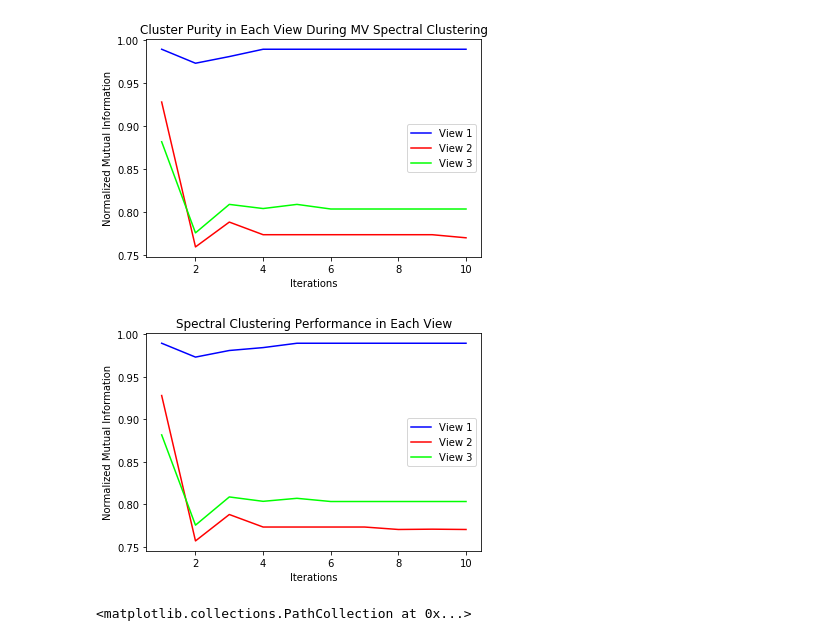
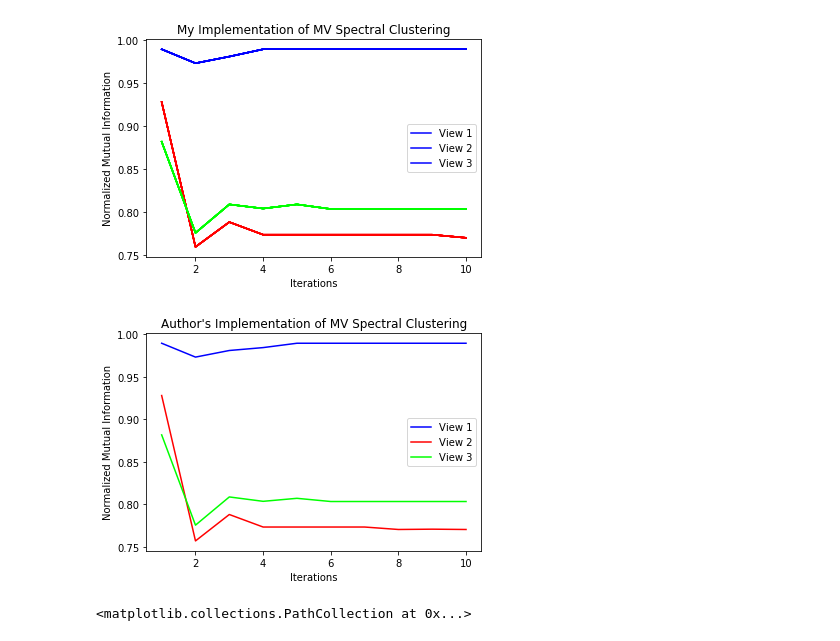
Before and after one commit to cameronfr/mvlearn, a Jupyter notebook: Mult_Clustering/Sandbox/SpectralClustering/MultiviewSpectralClustering2.ipynb, the cells around one changed output. Drawn from its saved outputs; the diff is of its cells as text; code cells hidden in the pictures.

```diff
--- a/Mult_Clustering/Sandbox/SpectralClustering/MultiviewSpectralClustering2.ipynb
+++ b/Mult_Clustering/Sandbox/SpectralClustering/MultiviewSpectralClustering2.ipynb
@@ -168,3 +147,0 @@ nmi for view 2 is: 0.8034276755965473
-# %%
-nmi_vals = np.array(nmi_vals).transpose()
-print(nmi_vals.shape)
@@ -172,0 +148,6 @@ print(nmi_vals.shape)
+# %%
+# Run for 10 iterations
+nmi_list = list()
+for ind in range(10):
+    clusters, nmi_vals = multiview_spectral(v_data, labels, k=2)
+    nmi_list.append(nmi_vals)
@@ -172,0 +172,7 @@ print(nmi_vals.shape)
+# %%
+nmi_vals = np.array(nmi_list).transpose()
+print(nmi_vals.shape)
+nmi_ave = np.mean(nmi_vals, axis=2)
+nmi_std = np.std(nmi_vals, axis=2)
+print(nmi_std.shape)
+print(nmi_ave.shape)
@@ -173,15 +205,15 @@ print(nmi_vals.shape)
 # %%
 # My implementation
 x_vals = list(range(1,11))
 plt.plot(x_vals, nmi_vals[0], 'b' , x_vals, nmi_vals[1], 'r',
          x_vals, nmi_vals[2], 'lime')
 plt.xlabel('Iterations')
 plt.ylabel('Normalized Mutual Information')
 plt.legend(['View 1','View 2','View 3'])
-plt.title('Cluster Purity in Each View During MV Spectral Clustering')
+plt.title('My Implementation of MV Spectral Clustering')
 plt.show()
 # %% [output]
-[figure, old version]
+[figure, new version]
 # %%
 # Results produced by code from the paper
 resultfile = './Data/results.csv'
@@ -193,10 +225,10 @@ plt.plot(x_vals, paper_results[0], 'b' , x_vals, paper_results[1], 'r',
 plt.xlabel('Iterations')
 plt.ylabel('Normalized Mutual Information')
 plt.legend(['View 1','View 2','View 3'])
-plt.title('Spectral Clustering Performance in Each View')
+plt.title('Author\'s Implementation of MV Spectral Clustering')
 plt.show()
 # %% [output]
-[figure, old version]
+[figure, new version]
 # %%
 fig, ax = plt.subplots(figsize=(9,7))
 cmap = 'viridis'
```
Also changed, not shown: parts of 6 cells of this notebook.
